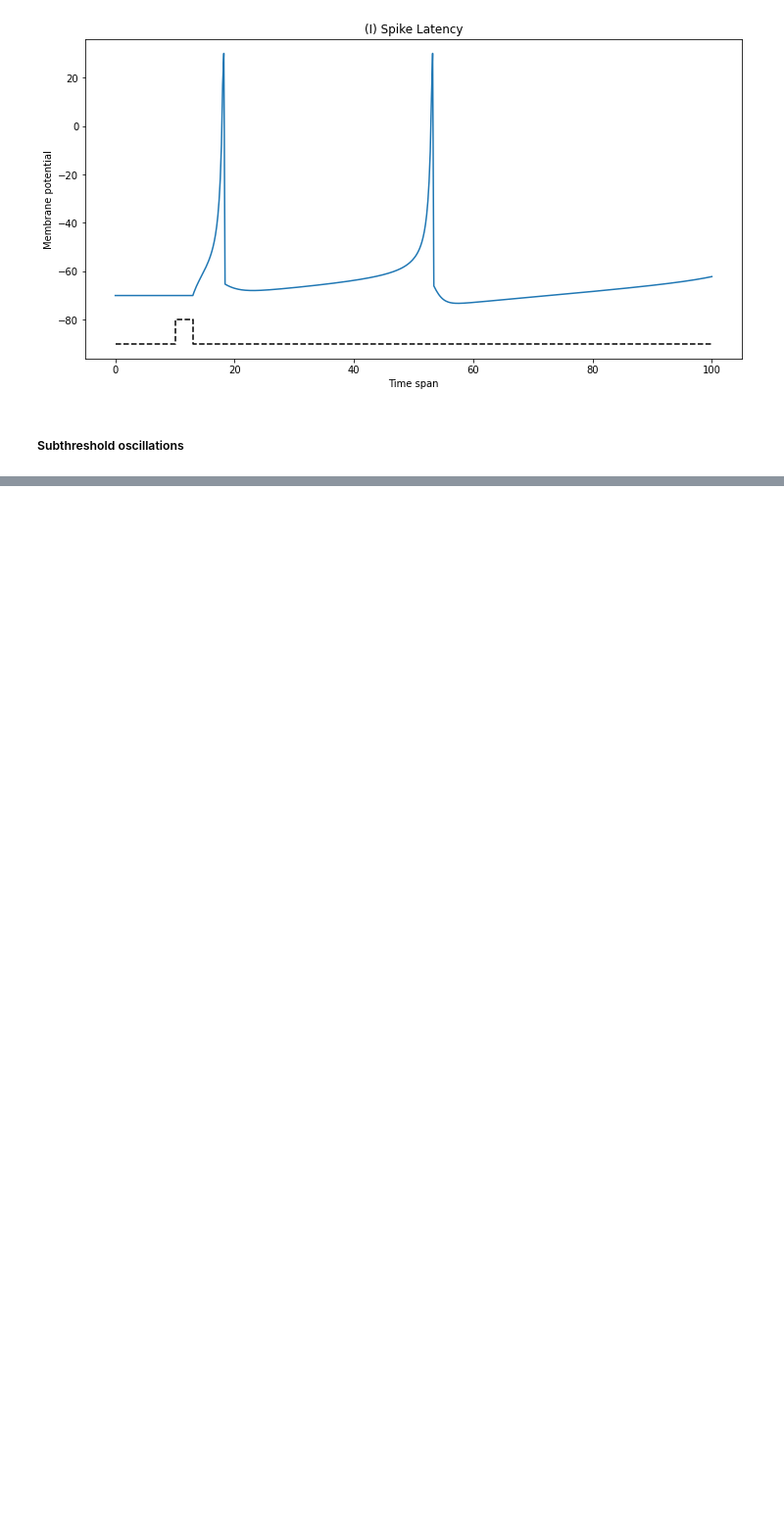
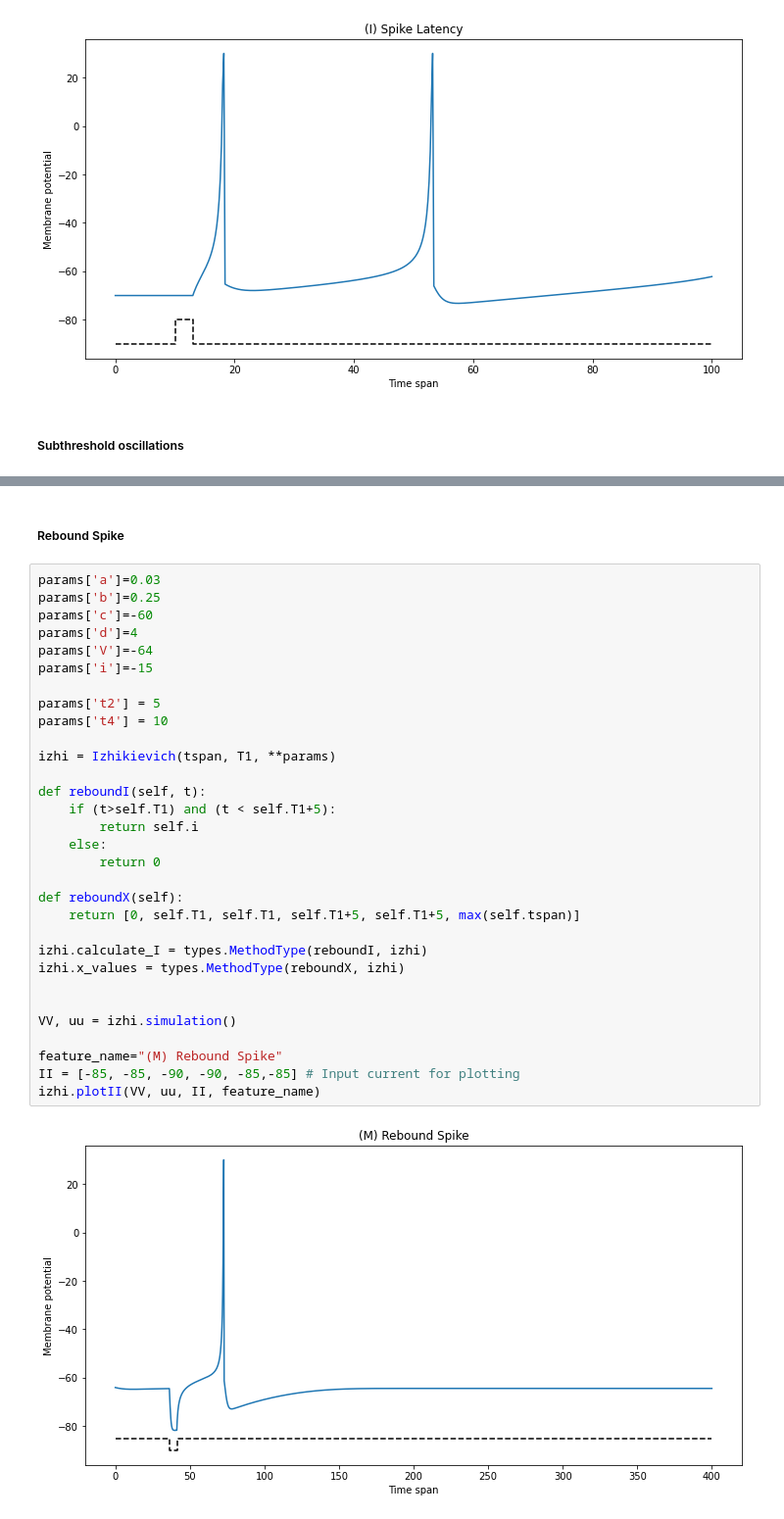
Before and after one commit to francescapoli98/computational-neuroscience, a Jupyter notebook: LAB1/assignment 1/spiking_neurons.ipynb, the cells around one changed output, grey strips where cells are left out. Shown at 98% size. Drawn from its saved outputs; the diff is of its cells as text; blank space fills up the shorter version.

```diff
--- a/LAB1/assignment 1/spiking_neurons.ipynb
+++ b/LAB1/assignment 1/spiking_neurons.ipynb
@@ -241,0 +347,35 @@ izhi.plot2(VV, uu, II, feature_name)
+# %% [markdown]
+##### Rebound Spike
+# %%
+params['a']=0.03
+params['b']=0.25
+params['c']=-60
+params['d']=4
+params['V']=-64
+params['i']=-15
+
+params['t2'] = 5
+params['t4'] = 10
+
+izhi = Izhikievich(tspan, T1, **params)
+
+def reboundI(self, t):
+    if (t>self.T1) and (t < self.T1+5):
+        return self.i
+    else:
+        return 0
+
+def reboundX(self):
+    return [0, self.T1, self.T1, self.T1+5, self.T1+5, max(self.tspan)]
+
+izhi.calculate_I = types.MethodType(reboundI, izhi)
+izhi.x_values = types.MethodType(reboundX, izhi)
+
+
+VV, uu = izhi.simulation()
+
+feature_name="(M) Rebound Spike"
+II = [-85, -85, -90, -90, -85,-85] # Input current for plotting
+izhi.plotII(VV, uu, II, feature_name)
+# %% [output]
+[figure, added]
```
Also changed, not shown: parts of 28 cells of this notebook, 11 other files.
